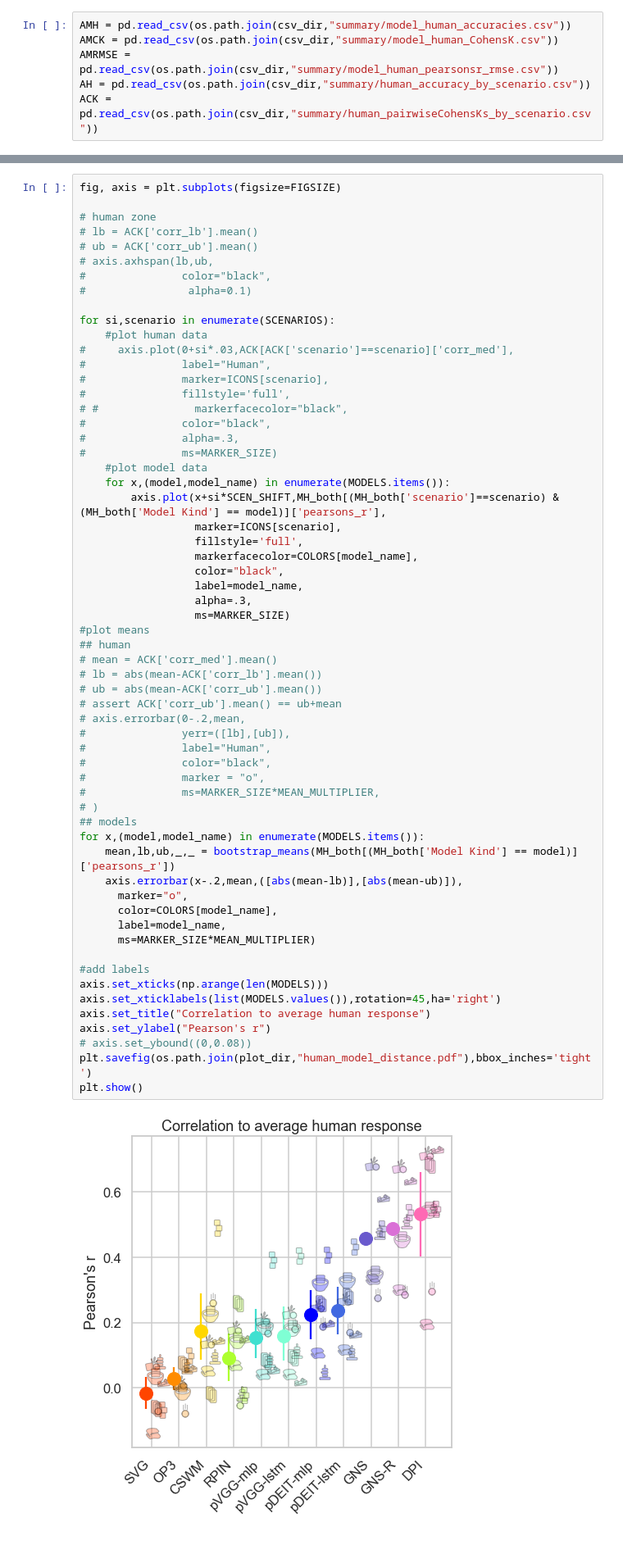
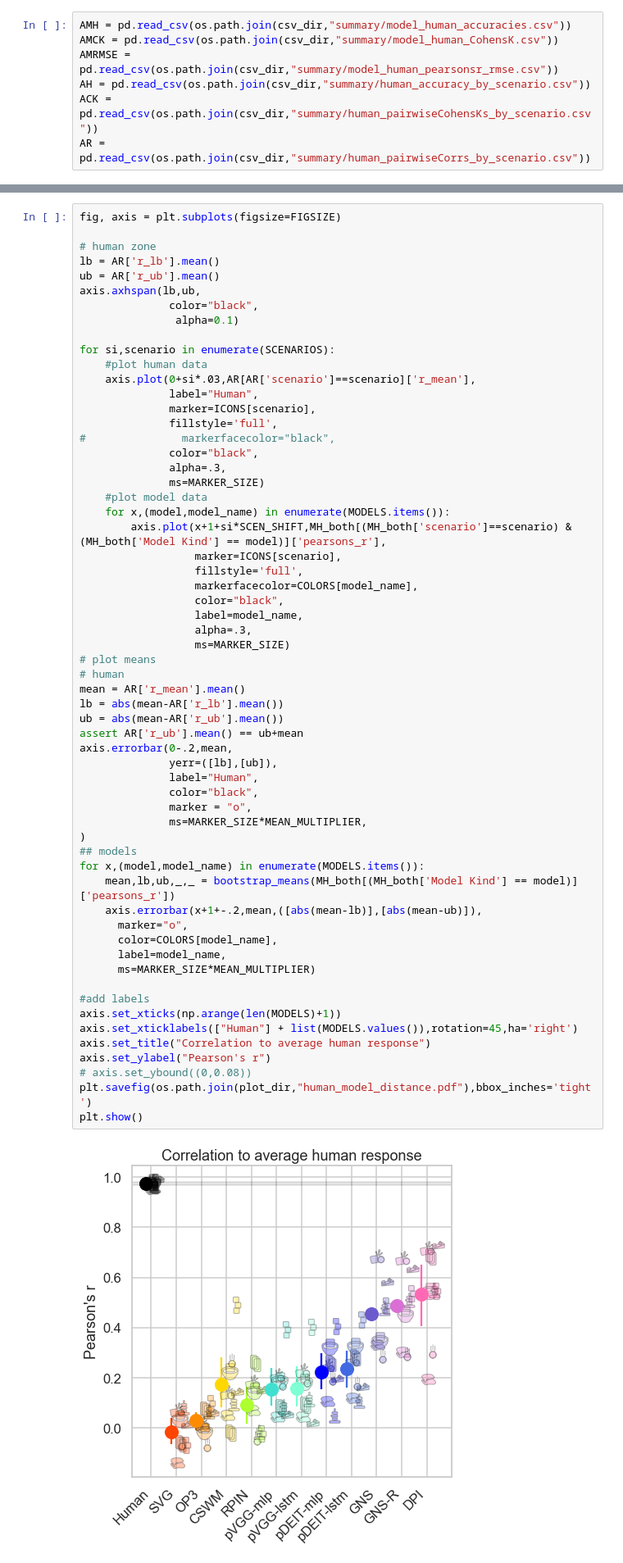
Before and after one commit to cogtoolslab/physics-benchmarking-neurips2021, a Jupyter notebook: analysis/paper_plots.ipynb, the cells around one changed output, grey strips where cells are left out. Shown at 82% size. Saved outputs shown, nothing was run; the diff lists cells and outputs as text.

Commit message:
Calculate and plot pairwise split pearsons r with humans

```diff
--- a/analysis/paper_plots.ipynb
+++ b/analysis/paper_plots.ipynb
@@ -109,6 +109,7 @@ AMCK = pd.read_csv(os.path.join(csv_dir,"summary/model_human_CohensK.csv"))
 AMRMSE = pd.read_csv(os.path.join(csv_dir,"summary/model_human_pearsonsr_rmse.csv"))
 AH = pd.read_csv(os.path.join(csv_dir,"summary/human_accuracy_by_scenario.csv"))
 ACK = pd.read_csv(os.path.join(csv_dir,"summary/human_pairwiseCohensKs_by_scenario.csv"))
+AR = pd.read_csv(os.path.join(csv_dir,"summary/human_pairwiseCorrs_by_scenario.csv"))
 # %%
 # # get percentiles for AMRMSE
 # AMRMSE = AMRMSE.groupby(['ModelID','scenario']).agg({
@@ -376,64 +377,64 @@ plt.show()
 fig, axis = plt.subplots(figsize=FIGSIZE)
 
 # human zone
-# lb = ACK['corr_lb'].mean()
-# ub = ACK['corr_ub'].mean()
-# axis.axhspan(lb,ub,
-#               color="black",
-#                alpha=0.1)
+lb = AR['r_lb'].mean()
+ub = AR['r_ub'].mean()
+axis.axhspan(lb,ub,
+              color="black",
+               alpha=0.1)
 
 for si,scenario in enumerate(SCENARIOS):
     #plot human data
-#     axis.plot(0+si*.03,ACK[ACK['scenario']==scenario]['corr_med'],
-#               label="Human",
-#               marker=ICONS[scenario],
-#               fillstyle='full',
-# #               markerfacecolor="black",
-#               color="black",
-#               alpha=.3,
-#               ms=MARKER_SIZE)
+    axis.plot(0+si*.03,AR[AR['scenario']==scenario]['r_mean'],
+              label="Human",
+              marker=ICONS[scenario],
+              fillstyle='full',
+#               markerfacecolor="black",
+              color="black",
+              alpha=.3,
+              ms=MARKER_SIZE)
     #plot model data
     for x,(model,model_name) in enumerate(MODELS.items()):
-        axis.plot(x+si*SCEN_SHIFT,MH_both[(MH_both['scenario']==scenario) & (MH_both['Model Kind'] == model)]['pearsons_r'],
+        axis.plot(x+1+si*SCEN_SHIFT,MH_both[(MH_both['scenario']==scenario) & (MH_both['Model Kind'] == model)]['pearsons_r'],
                   marker=ICONS[scenario],
                   fillstyle='full',
                   markerfacecolor=COLORS[model_name],
                   color="black",
                   label=model_name,
                   alpha=.3,
                   ms=MARKER_SIZE)
-#plot means
-## human
-# mean = ACK['corr_med'].mean()
-# lb = abs(mean-ACK['corr_lb'].mean())
-# ub = abs(mean-ACK['corr_ub'].mean())
-# assert ACK['corr_ub'].mean() == ub+mean
-# axis.errorbar(0-.2,mean,
-#               yerr=([lb],[ub]),
-#               label="Human",
-#               color="black",
-#               marker = "o",
-#               ms=MARKER_SIZE*MEAN_MULTIPLIER,
-# )
+# plot means
+# human
+mean = AR['r_mean'].mean()
+lb = abs(mean-AR['r_lb'].mean())
+ub = abs(mean-AR['r_ub'].mean())
+assert AR['r_ub'].mean() == ub+mean
+axis.errorbar(0-.2,mean,
+              yerr=([lb],[ub]),
+              label="Human",
+              color="black",
+              marker = "o",
+              ms=MARKER_SIZE*MEAN_MULTIPLIER,
+)
 ## models
 for x,(model,model_name) in enumerate(MODELS.items()):
     mean,lb,ub,_,_ = bootstrap_means(MH_both[(MH_both['Model Kind'] == model)]['pearsons_r'])
-    axis.errorbar(x-.2,mean,([abs(mean-lb)],[abs(mean-ub)]),
+    axis.errorbar(x+1+-.2,mean,([abs(mean-lb)],[abs(mean-ub)]),
       marker="o",
       color=COLORS[model_name],
       label=model_name,
       ms=MARKER_SIZE*MEAN_MULTIPLIER)
 
 #add labels
-axis.set_xticks(np.arange(len(MODELS)))
-axis.set_xticklabels(list(MODELS.values()),rotation=45,ha='right')
+axis.set_xticks(np.arange(len(MODELS)+1))
+axis.set_xticklabels(["Human"] + list(MODELS.values()),rotation=45,ha='right')
 axis.set_title("Correlation to average human response")
 axis.set_ylabel("Pearson's r")
 # axis.set_ybound((0,0.08))
 plt.savefig(os.path.join(plot_dir,"human_model_distance.pdf"),bbox_inches='tight')
 plt.show()
 # %% [output]
-[figure, old version]
+[figure, new version]
 # %% [markdown]
 ### Readout type
 only vision models
```
Also changed, not shown: parts of 2 cells of this notebook, 1 other file.
